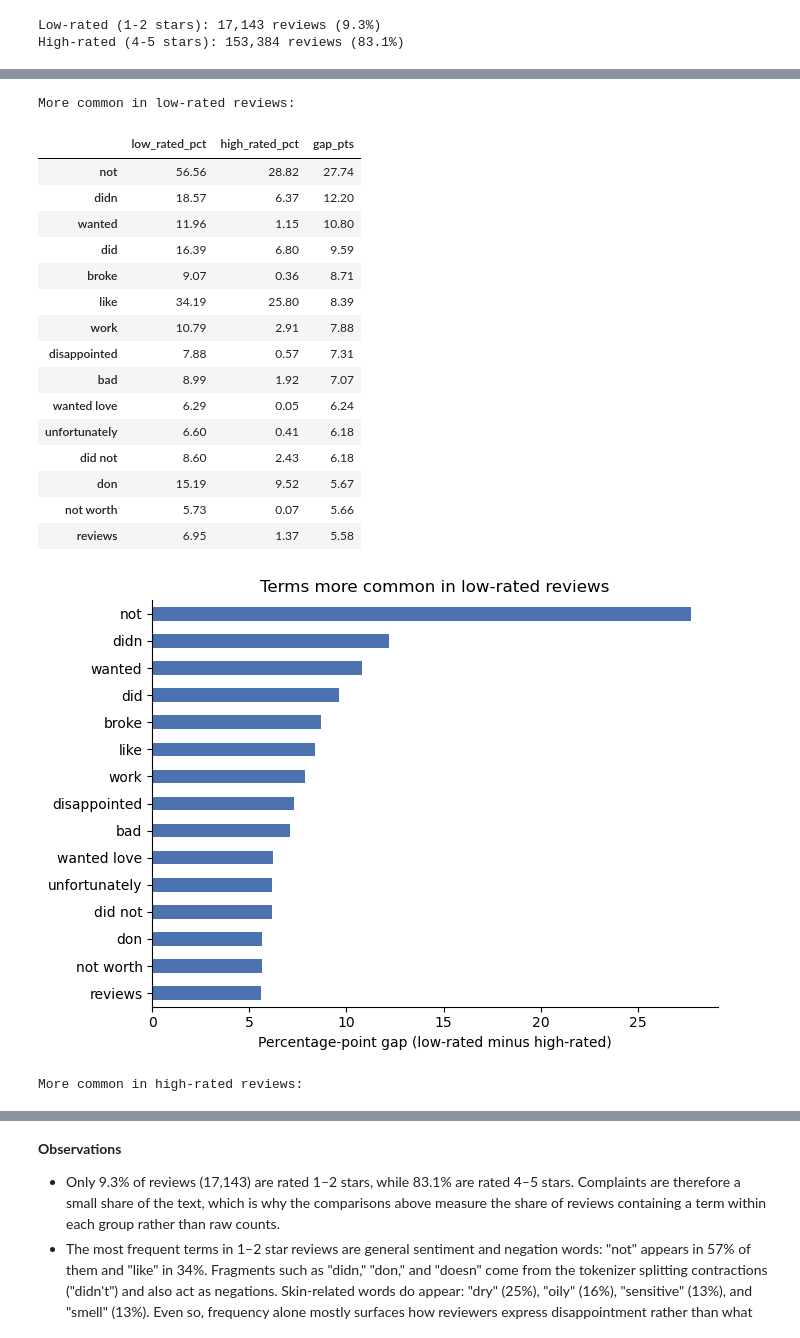
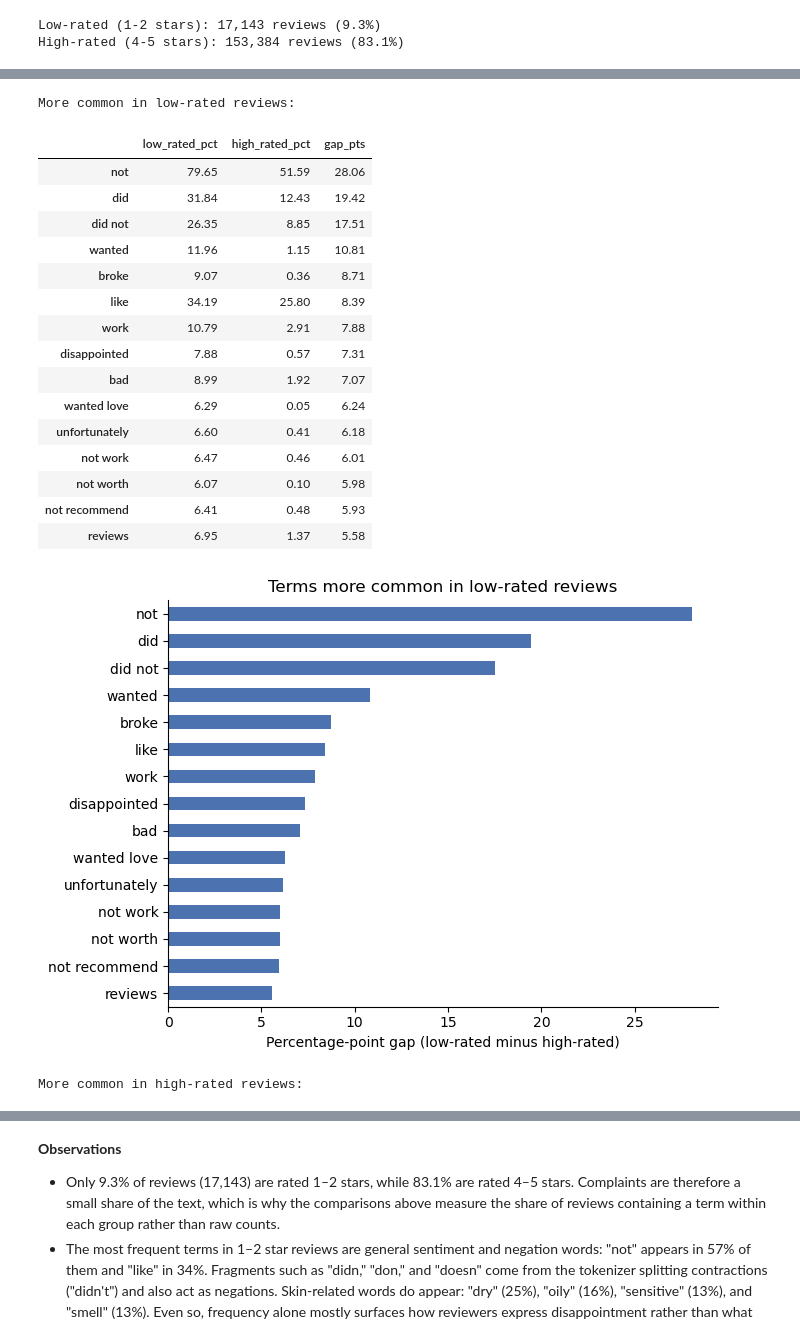
Before and after one commit to Neha-Ko/CDA-Course-Project, a Jupyter notebook: Notebooks/3_Text_Mining.ipynb, the cells around one changed output, grey strips where cells are left out. Saved outputs shown, nothing was run; the diff lists cells and outputs as text; code cells hidden in the pictures.

Commit message:
Add text preprocessing functions for keyword and sentiment analysis

```diff
--- a/Notebooks/3_Text_Mining.ipynb
+++ b/Notebooks/3_Text_Mining.ipynb
@@ -46,0 +76,7 @@ Loaded 184,664 reviews
+# %%
+# Apply the preprocessing function to clean the text for keyword extraction
+df["clean_text"] = df["full_text"].apply(preprocess_for_extraction)
+
+example = df.sample(1, random_state=1)
+print("Original:\n", example["full_text"].iloc[0], "\n")
+print("Cleaned for keywords:\n", example["clean_text"].iloc[0])
@@ -117,34 +159,34 @@ plot_terms(low_terms.head(20), "Most common terms in low-rated reviews (1-2 star
 # %%
 # Find the terms that are more common in low-rated reviews than high-rated reviews, and vice versa
-rating_gap = compare_terms(cap_sample(low["full_text"]), cap_sample(high["full_text"]),
+rating_gap = compare_terms(cap_sample(low["clean_text"]), cap_sample(high["clean_text"]),
                            "low_rated_pct", "high_rated_pct")
 
 print("More common in low-rated reviews:")
 display(rating_gap.sort_values("gap_pts", ascending=False).head(15))
 plot_terms(rating_gap["gap_pts"].nlargest(15),
            "Terms more common in low-rated reviews",
            "Percentage-point gap (low-rated minus high-rated)")
 
 print("More common in high-rated reviews:")
 display(rating_gap.sort_values("gap_pts").head(15))
 # %% [output]
 More common in low-rated reviews:
 |  | low_rated_pct | high_rated_pct | gap_pts |
-| not | 56.56 | 28.82 | 27.74 |
-| didn | 18.57 | 6.37 | 12.20 |
-| wanted | 11.96 | 1.15 | 10.80 |
-| did | 16.39 | 6.80 | 9.59 |
+| not | 79.65 | 51.59 | 28.06 |
+| did | 31.84 | 12.43 | 19.42 |
+| did not | 26.35 | 8.85 | 17.51 |
+| wanted | 11.96 | 1.15 | 10.81 |
 | broke | 9.07 | 0.36 | 8.71 |
 | like | 34.19 | 25.80 | 8.39 |
 | work | 10.79 | 2.91 | 7.88 |
 | disappointed | 7.88 | 0.57 | 7.31 |
 | bad | 8.99 | 1.92 | 7.07 |
 | wanted love | 6.29 | 0.05 | 6.24 |
 | unfortunately | 6.60 | 0.41 | 6.18 |
-| did not | 8.60 | 2.43 | 6.18 |
-| don | 15.19 | 9.52 | 5.67 |
-| not worth | 5.73 | 0.07 | 5.66 |
+| not work | 6.47 | 0.46 | 6.01 |
+| not worth | 6.07 | 0.10 | 5.98 |
+| not recommend | 6.41 | 0.48 | 5.93 |
 | reviews | 6.95 | 1.37 | 5.58 |
-[figure, old version]
+[figure, new version]
 More common in high-rated reviews:
 |  | low_rated_pct | high_rated_pct | gap_pts |
```
Also changed, not shown: parts of 14 cells of this notebook, 1 other file.
